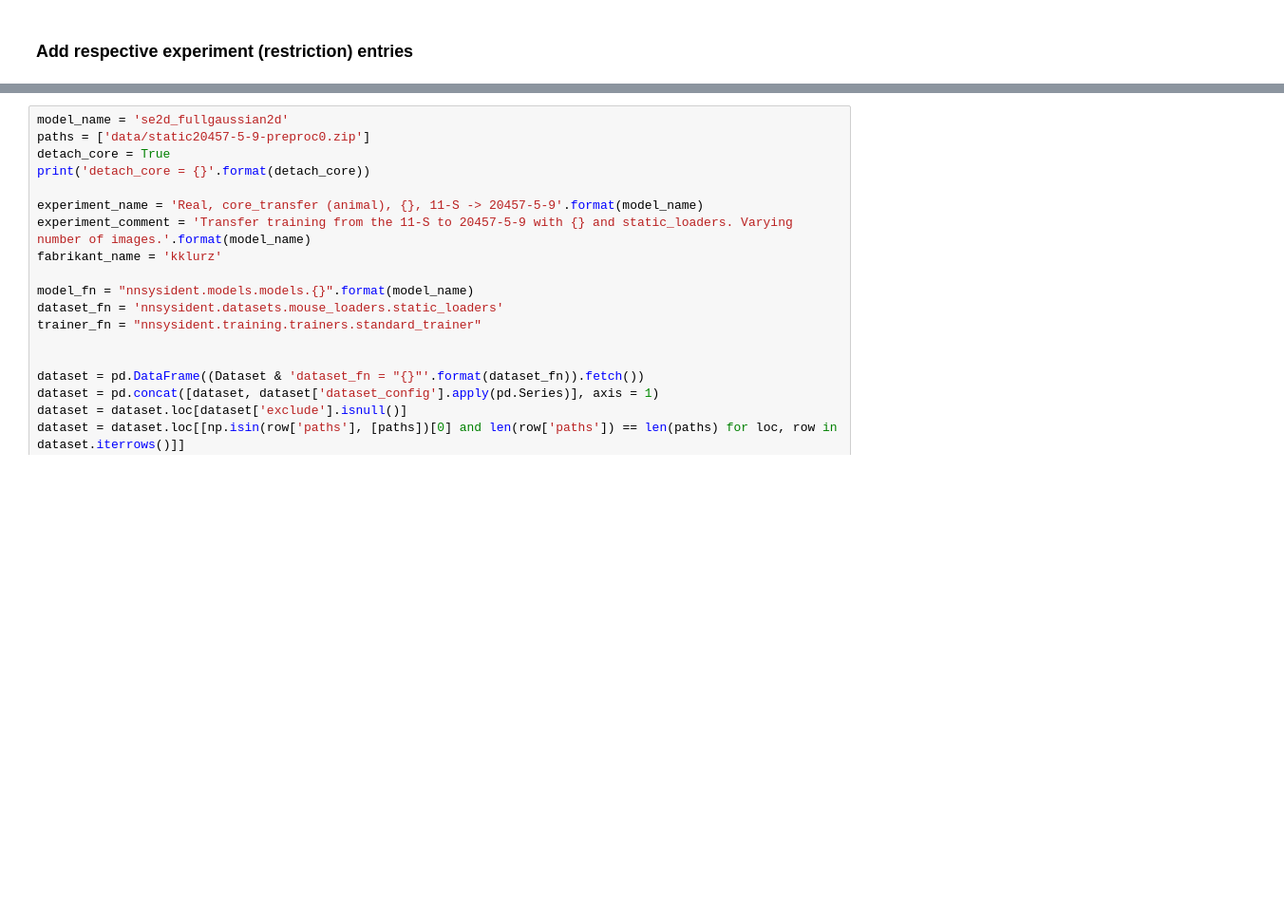
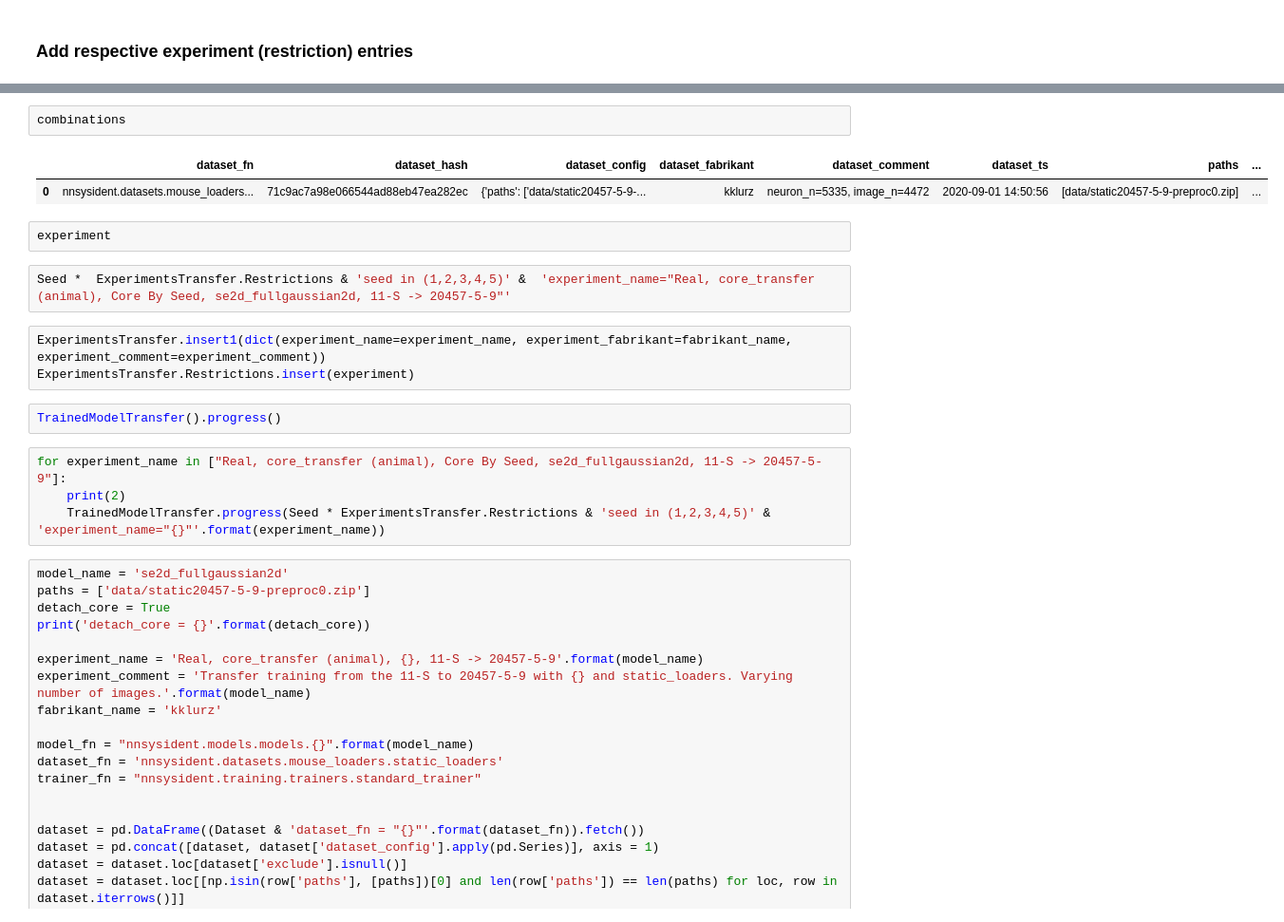
Before and after one commit to sinzlab/nnsysident, a Jupyter notebook: notebooks/Utilities_ICLR.ipynb, the cells around one changed output, grey strips where cells are left out. Shown: that part at 95% size. Cells and saved outputs as stored; diff of their text form; blank space fills up the shorter version.

```diff
--- a/notebooks/Utilities_ICLR.ipynb
+++ b/notebooks/Utilities_ICLR.ipynb
@@ -597,3 +656,21 @@ entry = dict(transfer_fn='nnsysident.models.transfer_functions.core_transfer',
+# %%
+combinations
+# %% [output]
+|  | dataset_fn | dataset_hash | dataset_config | dataset_fabrikant | dataset_comment | dataset_ts | paths | ... |
+| 0 | nnsysident.datasets.mouse_loaders... | 71c9ac7a98e066544ad88eb47ea282ec | {'paths': ['data/static20457-5-9-... | kklurz | neuron_n=5335, image_n=4472 | 2020-09-01 14:50:56 | [data/static20457-5-9-preproc0.zip] | ... |
+# %%
+experiment
+# %%
+Seed *  ExperimentsTransfer.Restrictions & 'seed in (1,2,3,4,5)' &  'experiment_name="Real, core_transfer (animal), Core By Seed, se2d_fullgaussian2d, 11-S -> 20457-5-9"'
+# %%
+ExperimentsTransfer.insert1(dict(experiment_name=experiment_name, experiment_fabrikant=fabrikant_name, experiment_comment=experiment_comment))
+ExperimentsTransfer.Restrictions.insert(experiment)
+# %%
+TrainedModelTransfer().progress()
+# %%
+for experiment_name in ["Real, core_transfer (animal), Core By Seed, se2d_fullgaussian2d, 11-S -> 20457-5-9"]:
+    print(2)
+    TrainedModelTransfer.progress(Seed * ExperimentsTransfer.Restrictions & 'seed in (1,2,3,4,5)' & 'experiment_name="{}"'.format(experiment_name))
 # %%
 model_name = 'se2d_fullgaussian2d'
 paths = ['data/static20457-5-9-preproc0.zip']
```
Also changed, not shown: parts of 3 cells of this notebook, 3 other files.
